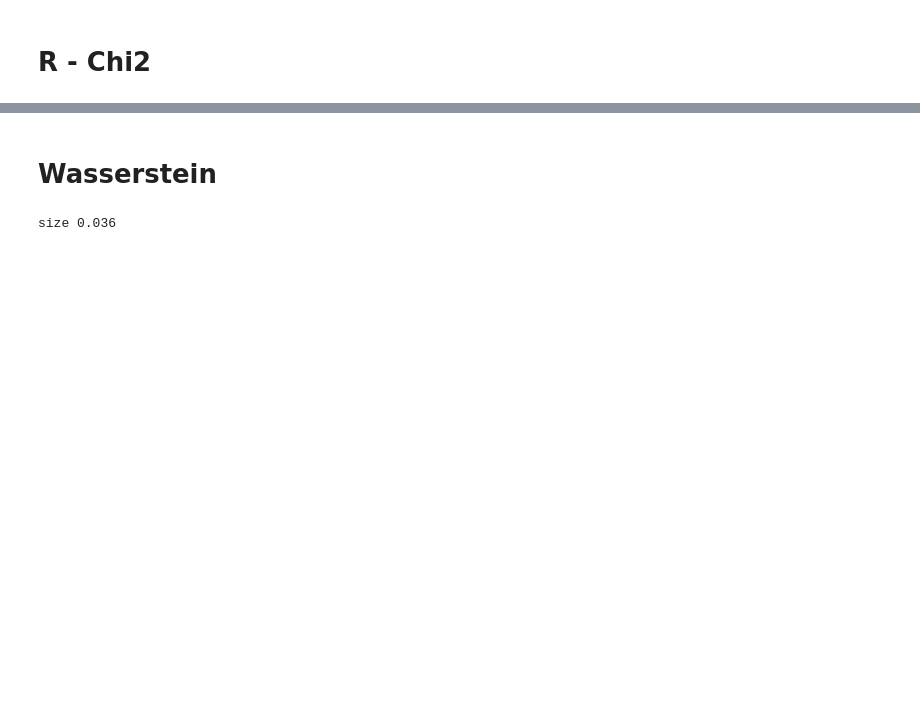
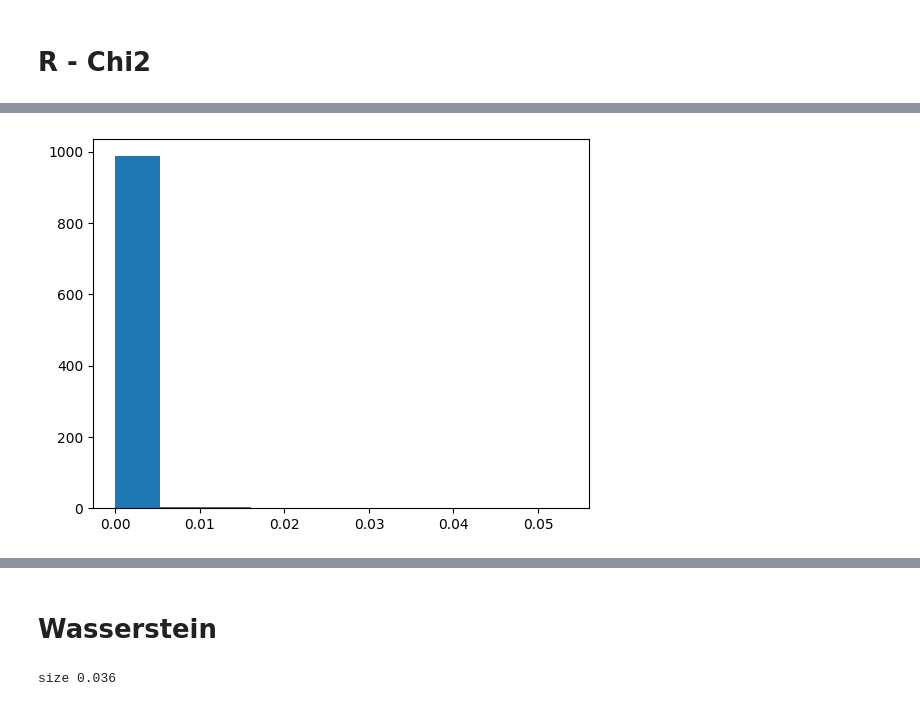
Before and after one commit to matthieubulte/meantesting, a Jupyter notebook: exploration.ipynb, the cells around one changed output, grey strips where cells are left out. Saved outputs shown, nothing was run; the diff lists cells and outputs as text; code cells hidden in the pictures; blank space fills up the shorter version.

Commit message:
Add variance stat

```diff
--- a/exploration.ipynb
+++ b/exploration.ipynb
@@ -131,0 +142,72 @@ plotting.plot_sim_results(
+# %%
+from scipy.stats import beta
+
+
+def spider_refl(k, k_refl, ks):
+    ks = np.mod(ks + 1, k + 1)
+    v0, v1 = (0, k_refl) if k_refl == k else (k_refl, k_refl + 1)
+    m0, m1 = ks == v0, ks == v1
+    ks[m0], ks[m1] = v1, v0
+    return ks
+
+
+def spider_dist(x, y):
+    if x[0] == y[0]:
+        return np.abs(x[1] - y[1])
+    else:
+        return np.abs(x[1] + y[1])
+
+
+def spider_ssq(x, xs):
+    in_branch = 2.0 * (xs[:, 0] == x[0]) - 1
+    return np.mean((in_branch * xs[:, 1] - x[1]) ** 2)
+
+
+def spider_sample_mean(k, x):
+    # x is n x 2, x[:, 0] is the branch
+    n = x.shape[0]
+    losses = np.zeros(k)
+    x_stars = np.zeros(k)
+    for i in range(k):
+        in_branch = 2.0 * (x[:, 0] == i) - 1
+        x_star = in_branch.dot(x[:, 1]) / n
+        x_star_fixed = np.clip(x_star, 0, 1)
+        losses[i] = spider_ssq([i, x_star_fixed], x)
+        x_stars[i] = x_star_fixed
+
+    best_branch = np.argmin(losses)
+    return np.array([best_branch, x_stars[best_branch]])
+
+
+def spider_sample(n, ps):
+    ps /= ps.sum()
+    ks = np.random.choice(3, n, p=ps)
+    xs = np.c_[
+        # beta.rvs(20, 5, size=n),
+        # beta.rvs(5, 20, size=n),
+        # beta.rvs(5, 20, size=n),  # np.random.rand(n),
+        # beta.rvs(5, 20, size=n),  # np.random.rand(n),
+        beta.rvs(20, 5, size=n),
+        beta.rvs(20, 5, size=n),  # np.random.rand(n),
+        beta.rvs(20, 5, size=n),  # np.random.rand(n),
+    ]
+    return np.stack([ks, np.choose(ks, xs.T)], axis=1)
+
+
+n = 100
+K = 3
+ps = np.array([3, 5, 5], dtype=float)
+
+assert len(ps) == K
+
+o = np.zeros(shape=(1000, 2))
+for i in range(o.shape[0]):
+    o[i] = spider_sample_mean(K, spider_sample(n, ps))
+
+# plt.subplot(2, 1, 1)
+# plt.hist(o[:, 0])
+# plt.subplot(2, 1, 2)
+plt.hist(o[:, 1])
+print()
+# %% [output]
+[figure, added]
```
Also changed, not shown: parts of 9 cells of this notebook, 2 other files.
